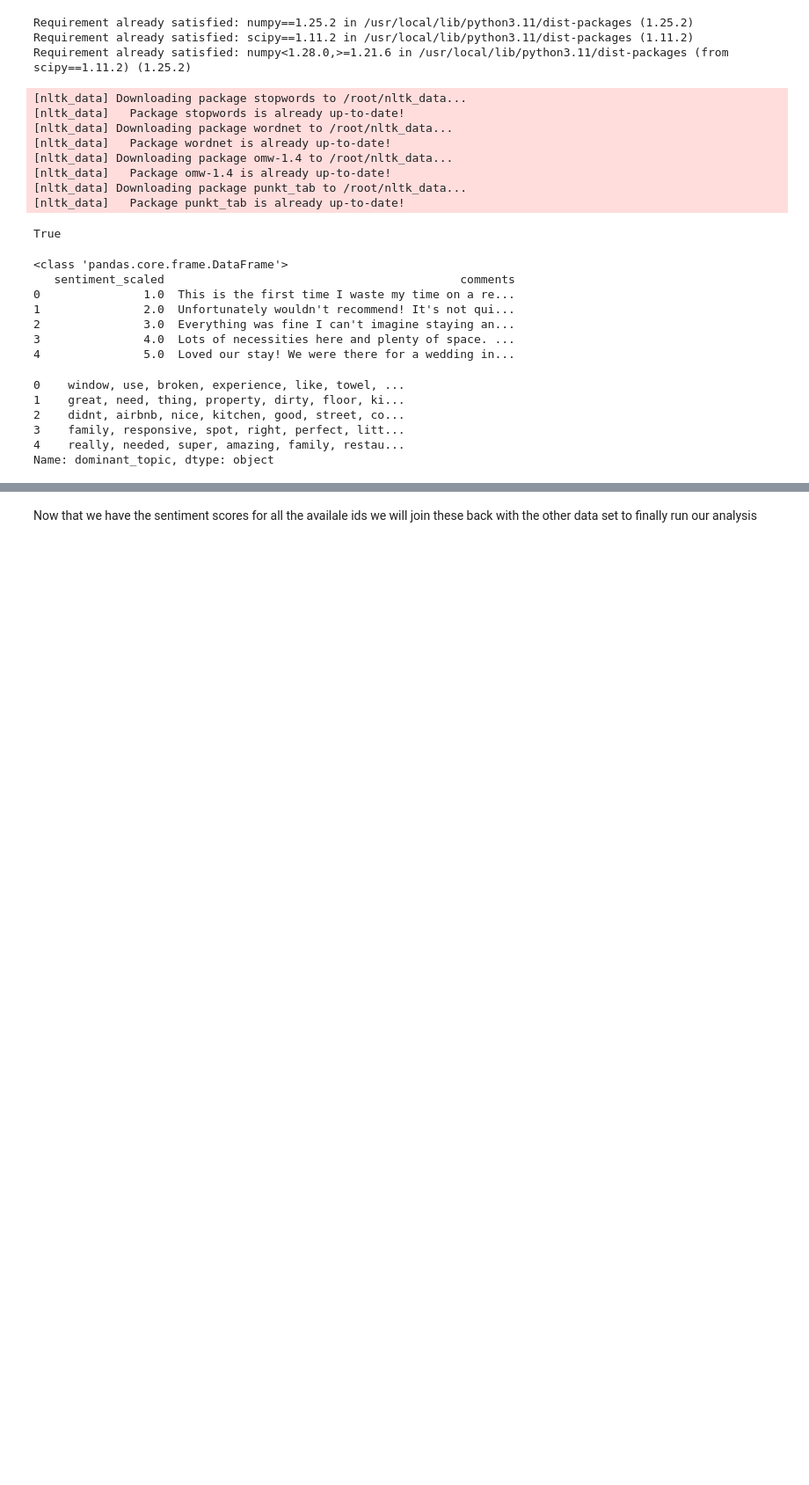
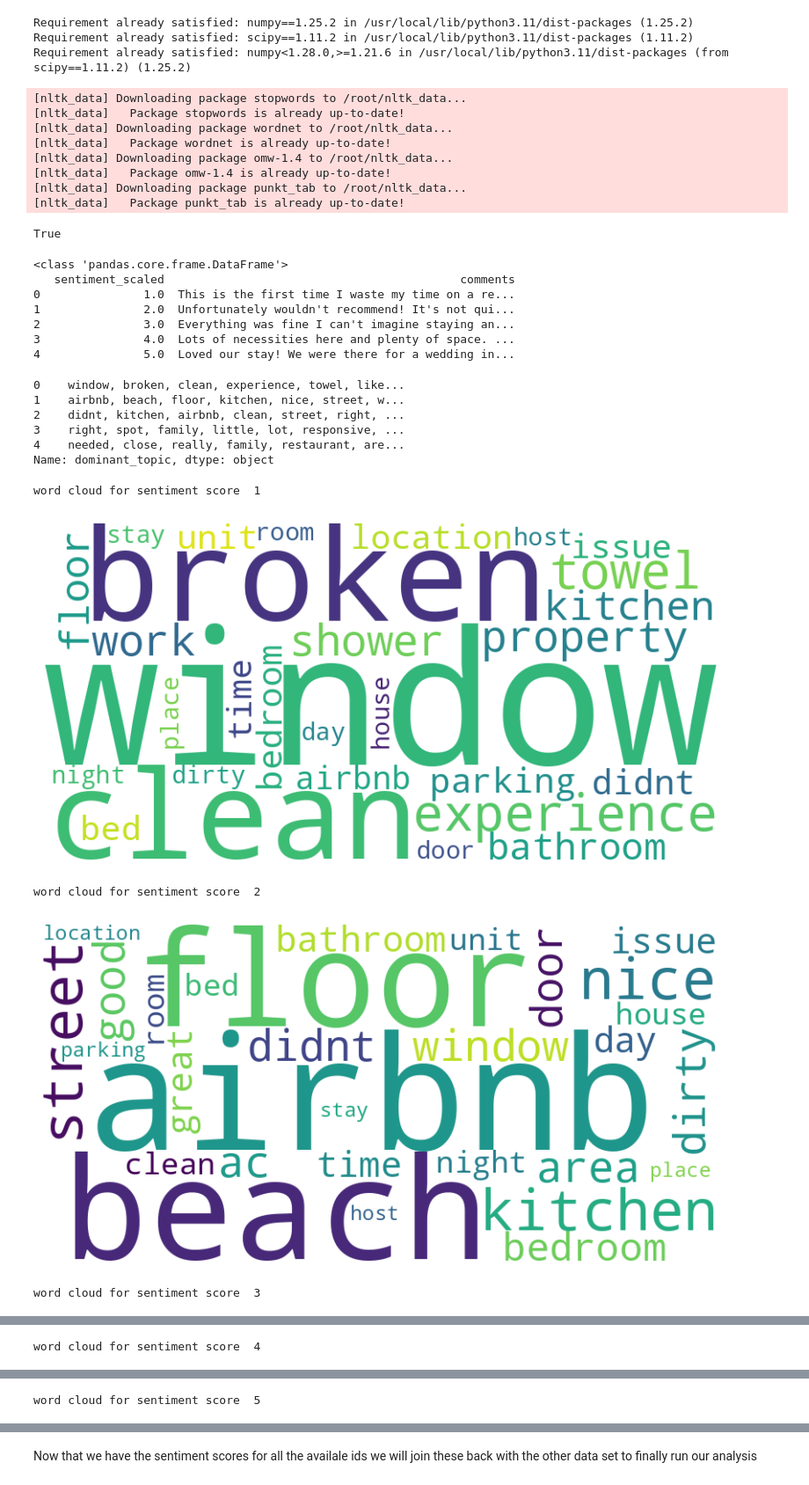
Before and after one commit to Ayan-Sengupta/sd-airbnb-feature-sentiment-analysis, a Jupyter notebook: reviews_analysis.ipynb, the cells around one changed output, grey strips where cells are left out. Shown at 88% size. Drawn from its saved outputs; the diff is of its cells as text; code cells hidden in the pictures; blank space fills up the shorter version.

Commit message:
word clouds

```diff
--- a/reviews_analysis.ipynb
+++ b/reviews_analysis.ipynb
@@ -730,18 +748,18 @@ def apply_nmf_to_comment(comment, vectorizer, nmf_model, n_topics=5, num_words=3
     top_words = [terms[i] for i in nmf_model.components_[top_topic_index].argsort()[-num_words:]]
 
     return ', '.join(top_words)  # Return top words as a comma-separated string
-vectorizer = CountVectorizer(max_df=5, min_df=3, stop_words='english')
+vectorizer = TfidfVectorizer(max_df=5, min_df=3, stop_words='english')
 X = vectorizer.fit_transform(grouped_comments_df['preprocessed_comments'])
-nmf_model = NMF(n_components=5,init = 'nndsvdar',solver='cd' ,random_state=42)
+nmf_model = NMF(n_components=5,init = 'nndsvdar',solver='cd' ,random_state=42,max_iter=5000)
 nmf_model.fit(X)
 
 grouped_comments_df['dominant_topic'] = grouped_comments_df['preprocessed_comments'].apply(lambda x: apply_nmf_to_comment(x, vectorizer, nmf_model))
 # see the newly added column
 print(grouped_comments_df['dominant_topic'])
 # %% [output]
-0    window, use, broken, experience, like, towel, ...
-1    great, need, thing, property, dirty, floor, ki...
-2    didnt, airbnb, nice, kitchen, good, street, co...
-3    family, responsive, spot, right, perfect, litt...
-4    really, needed, super, amazing, family, restau...
+0    window, broken, clean, experience, towel, like...
+1    airbnb, beach, floor, kitchen, nice, street, w...
+2    didnt, kitchen, airbnb, clean, street, right, ...
+3    right, spot, family, little, lot, responsive, ...
+4    needed, close, really, family, restaurant, are...
 Name: dominant_topic, dtype: object
@@ -755,0 +766,24 @@ Name: dominant_topic, dtype: object
+# %%
+from wordcloud import WordCloud, STOPWORDS
+import matplotlib.pyplot as plt
+
+# Assuming you have a DataFrame called 'grouped_comments_df' with the top words
+sentiment_score = [1,2,3,4,5]
+for i in sentiment_score:  # Choose the sentiment score you want to visualize
+  text = ' '.join(grouped_comments_df[grouped_comments_df['sentiment_scaled'] ==i ]['dominant_topic'].astype(str).tolist())
+
+  # Create and generate a word cloud image:
+  wordcloud = WordCloud(width=800, height=400, background_color='white', stopwords=STOPWORDS).generate(text)
+
+  # Display the generated image:
+  plt.figure(figsize=(10, 5))
+  plt.imshow(wordcloud, interpolation='bilinear')
+  plt.axis("off")
+  print("word cloud for sentiment score ",i)
+  plt.show()
+# %% [output]
+word cloud for sentiment score  1
+[figure, added]
+word cloud for sentiment score  2
+[figure, added]
+word cloud for sentiment score  3
@@ -755,0 +791 @@ Name: dominant_topic, dtype: object
+word cloud for sentiment score  4
@@ -755,0 +793 @@ Name: dominant_topic, dtype: object
+word cloud for sentiment score  5
```
Also changed, not shown: parts of 20 cells of this notebook.
